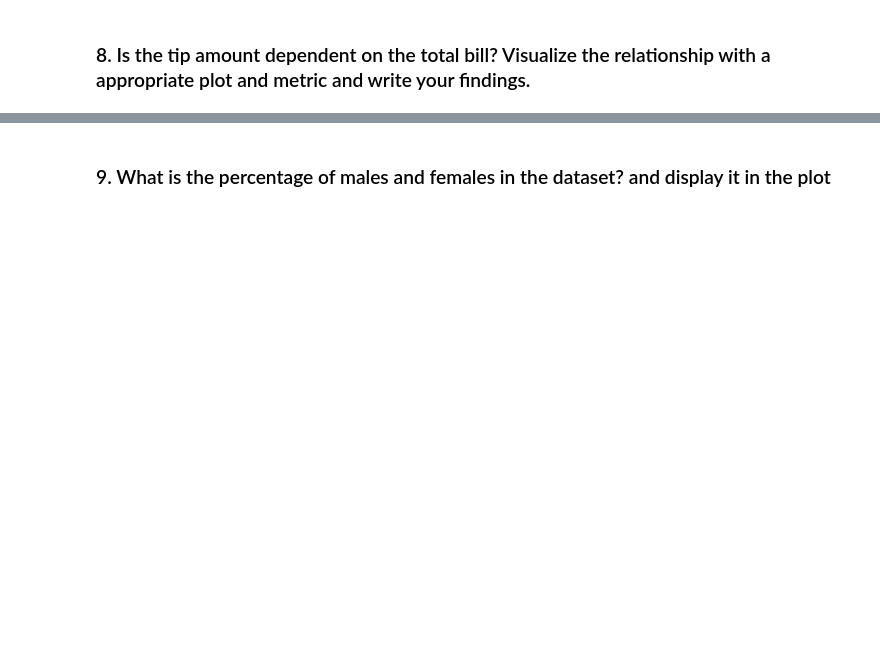
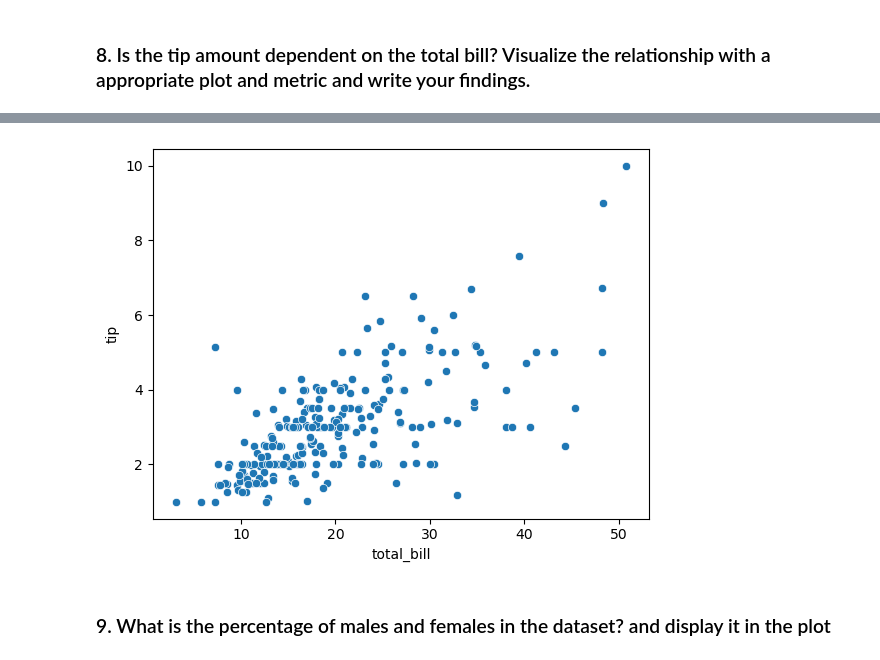
Before and after one commit to GowdthamMS/Gowdtham_M_S-Lab2_Python_for_DS, a Jupyter notebook: Lab 2 - Problem Statement (Python for DS).ipynb, the cells around one changed output, grey strips where cells are left out. Saved outputs shown, nothing was run; the diff lists cells and outputs as text; code cells hidden in the pictures; blank space fills up the shorter version.

```diff
--- a/Lab 2 - Problem Statement (Python for DS).ipynb
+++ b/Lab 2 - Problem Statement (Python for DS).ipynb
@@ -94,3 +141,8 @@ plt.show()
+# %%
+sns.scatterplot(x='total_bill', y='tip', data=df)
+plt.show()
+# %% [output]
+[figure, added]
 # %% [markdown]
 ### 9. What is the percentage of males and females in the dataset? and display it in the plot
 # %%
```
Also changed, not shown: parts of 43 cells of this notebook.
